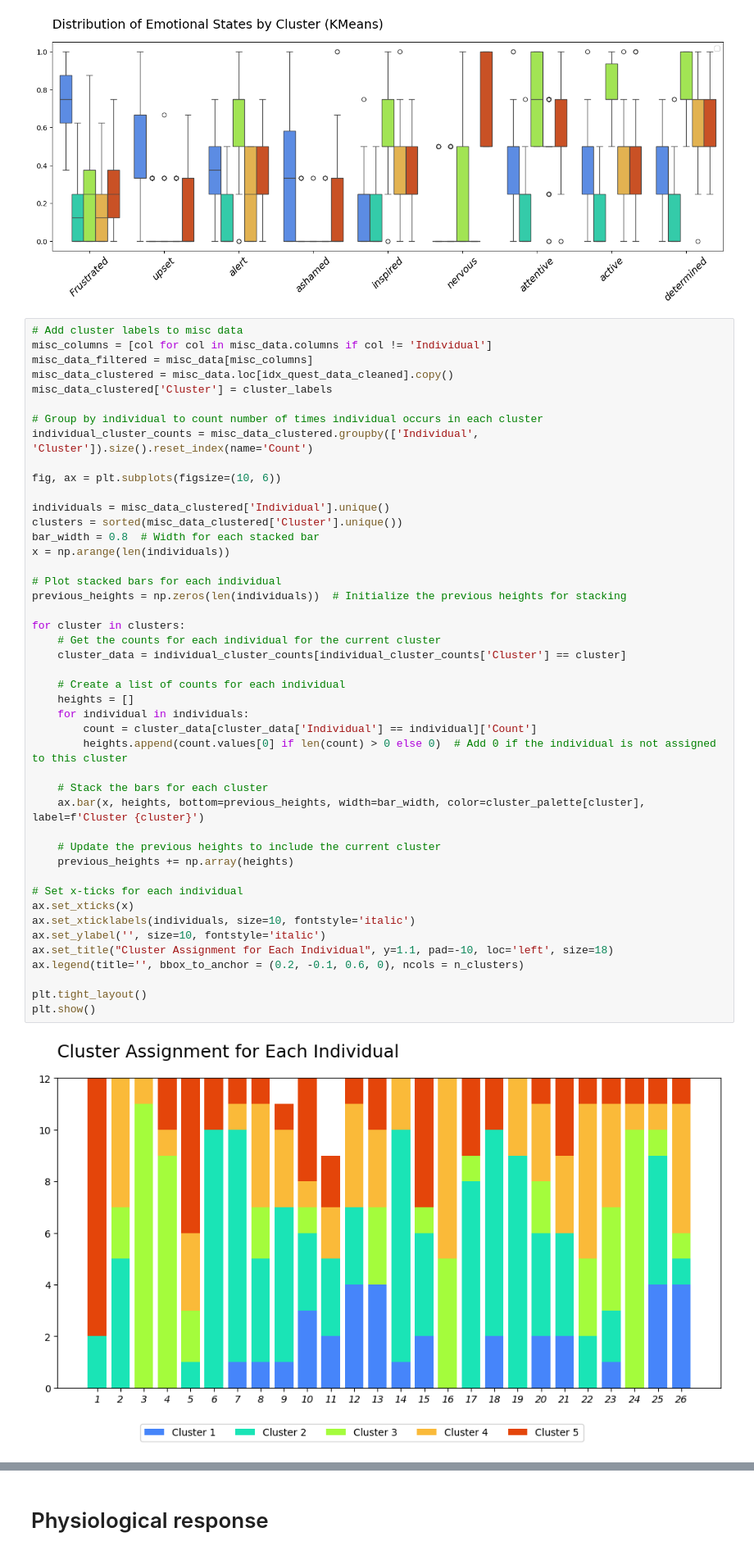
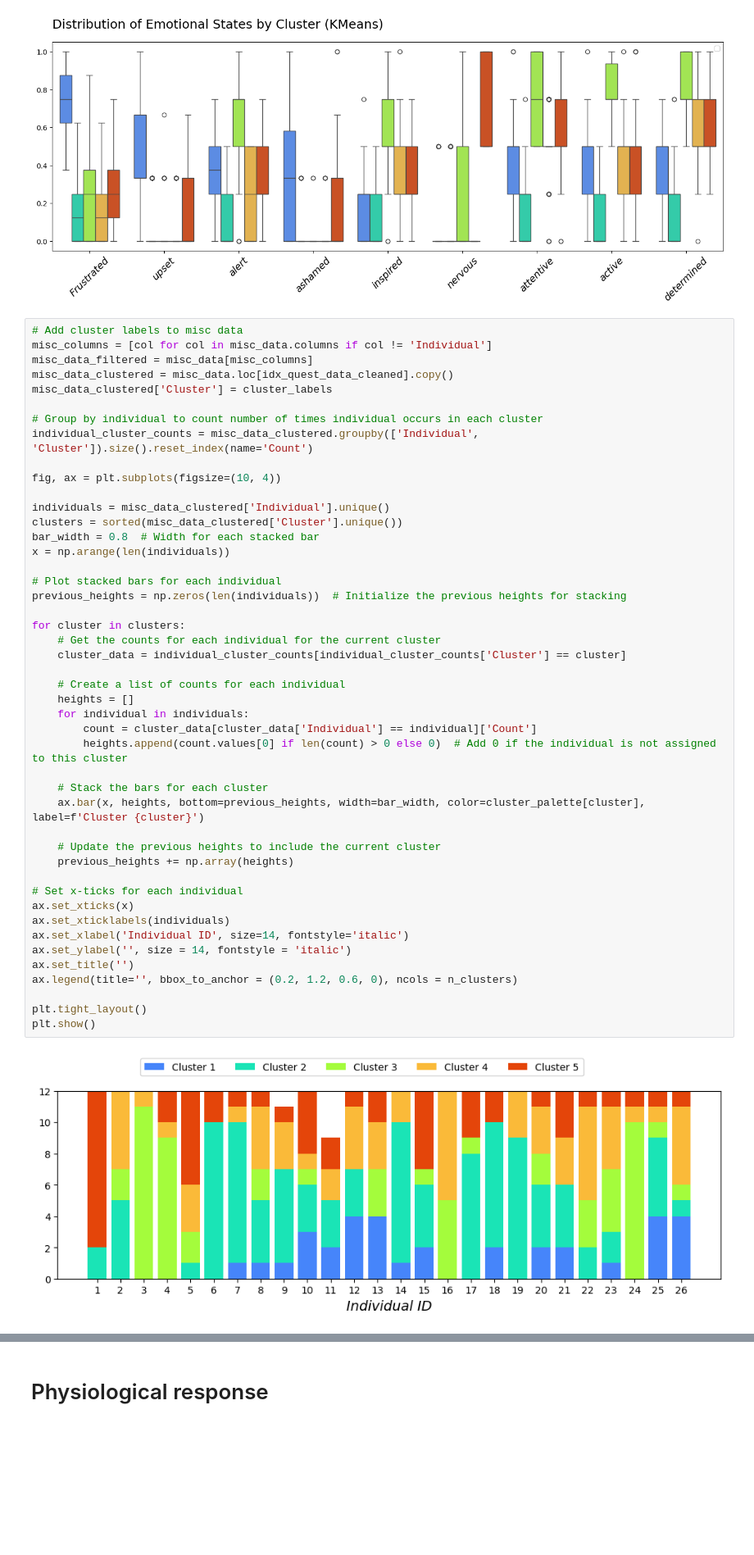
Before and after one commit to ClaraML96/02582_case2, a Jupyter notebook: final_script.ipynb, the cells around one changed output, grey strips where cells are left out. Shown at 82% size. Saved outputs shown, nothing was run; the diff lists cells and outputs as text; blank space fills up the shorter version.

```diff
--- a/final_script.ipynb
+++ b/final_script.ipynb
@@ -494,43 +494,44 @@ misc_data_clustered['Cluster'] = cluster_labels
 # Group by individual to count number of times individual occurs in each cluster
 individual_cluster_counts = misc_data_clustered.groupby(['Individual', 'Cluster']).size().reset_index(name='Count')
 
-fig, ax = plt.subplots(figsize=(10, 6))
+fig, ax = plt.subplots(figsize=(10, 4))
 
 individuals = misc_data_clustered['Individual'].unique()
 clusters = sorted(misc_data_clustered['Cluster'].unique())
 bar_width = 0.8  # Width for each stacked bar
 x = np.arange(len(individuals))
 
 # Plot stacked bars for each individual
 previous_heights = np.zeros(len(individuals))  # Initialize the previous heights for stacking
 
 for cluster in clusters:
     # Get the counts for each individual for the current cluster
     cluster_data = individual_cluster_counts[individual_cluster_counts['Cluster'] == cluster]
 
     # Create a list of counts for each individual
     heights = []
     for individual in individuals:
         count = cluster_data[cluster_data['Individual'] == individual]['Count']
         heights.append(count.values[0] if len(count) > 0 else 0)  # Add 0 if the individual is not assigned to this cluster
 
     # Stack the bars for each cluster
     ax.bar(x, heights, bottom=previous_heights, width=bar_width, color=cluster_palette[cluster], label=f'Cluster {cluster}')
 
     # Update the previous heights to include the current cluster
     previous_heights += np.array(heights)
 
 # Set x-ticks for each individual
 ax.set_xticks(x)
-ax.set_xticklabels(individuals, size=10, fontstyle='italic')
-ax.set_ylabel('', size=10, fontstyle='italic')
-ax.set_title("Cluster Assignment for Each Individual", y=1.1, pad=-10, loc='left', size=18)
-ax.legend(title='', bbox_to_anchor = (0.2, -0.1, 0.6, 0), ncols = n_clusters)
+ax.set_xticklabels(individuals)
+ax.set_xlabel('Individual ID', size=14, fontstyle='italic')
+ax.set_ylabel('', size = 14, fontstyle = 'italic')
+ax.set_title('')
+ax.legend(title='', bbox_to_anchor = (0.2, 1.2, 0.6, 0), ncols = n_clusters)
 
 plt.tight_layout()
 plt.show()
 # %% [output]
-[figure, old version]
+[figure, new version]
 # %%
 # Melt data to variable occurence in each cluster
 quest_melted_misc = misc_data_clustered.melt(id_vars='Cluster',
```
Also changed, not shown: parts of 10 cells of this notebook, 1 other file.
